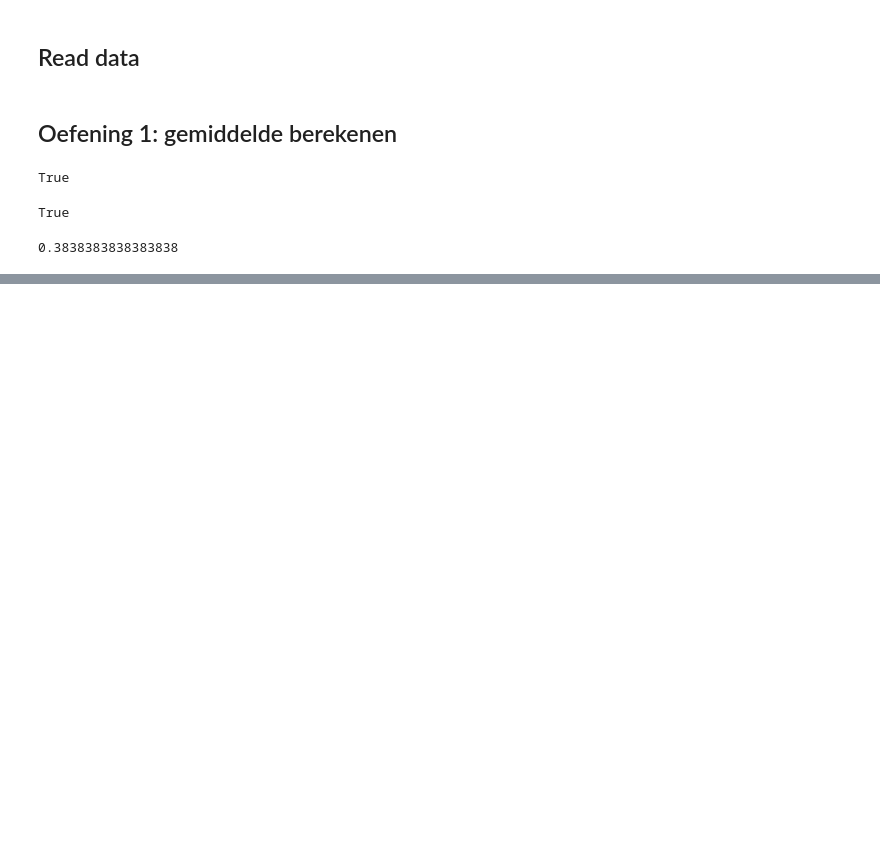
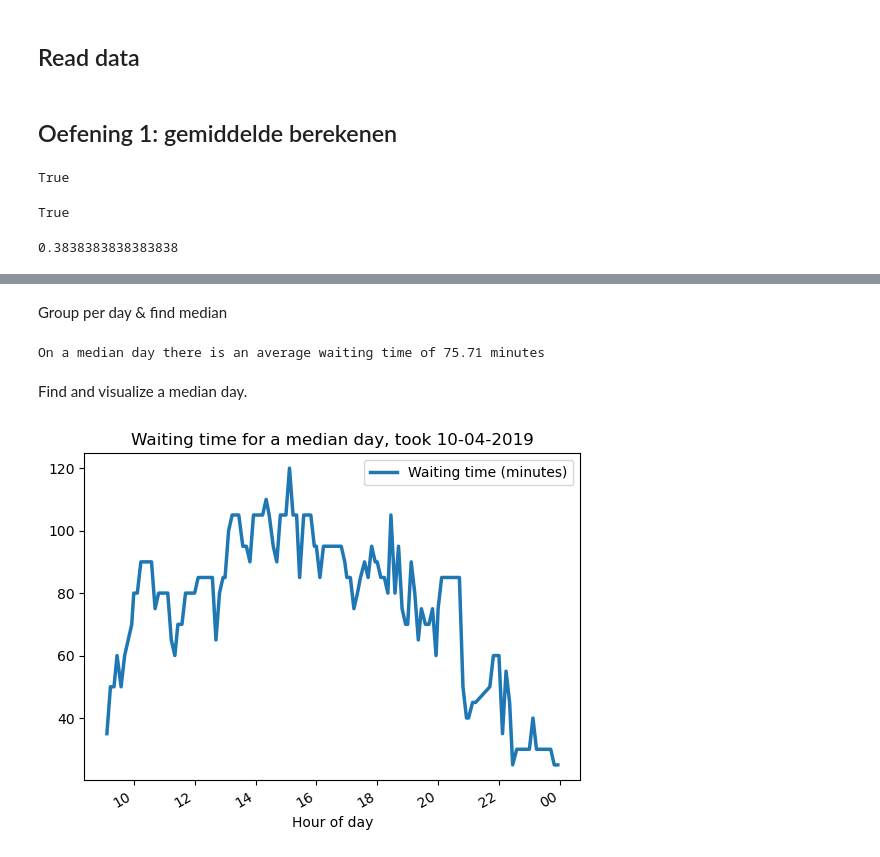
Before and after one commit to THellemans/data-science-syntra-ab, a Jupyter notebook: 06 statistiek/02 Middelpunten schatten/notebooks/oefeningen.ipynb, the cells around one changed output, grey strips where cells are left out. Saved outputs shown, nothing was run; the diff lists cells and outputs as text; code cells hidden in the pictures; blank space fills up the shorter version.

```diff
--- a/06 statistiek/02 Middelpunten schatten/notebooks/oefeningen.ipynb
+++ b/06 statistiek/02 Middelpunten schatten/notebooks/oefeningen.ipynb
@@ -11,6 +16,7 @@ loc_file_titanic = os.path.join(loc_files, 'titanic.xlsx')
 ## Read data
 # %%
 df_titanic = pd.read_excel(loc_file_titanic, sheet_name="train_minimal")
+df_7_dwarfs_raw = pd.read_csv(loc_file_7_dwarfs)
 # %% [markdown]
 ## Oefening 1: gemiddelde berekenen
 # %%
@@ -37,0 +48,26 @@ prob_survived_check
+# %%
+df_7_dwarfs = df_7_dwarfs_raw.copy()
+df_7_dwarfs['datetime'] = pd.to_datetime(df_7_dwarfs['datetime'], format = '%d/%m/%Y %H:%M')
+df_7_dwarfs['date'] = df_7_dwarfs['datetime'].dt.date
+idxs = (df_7_dwarfs.SPOSTMIN > 0) & (~df_7_dwarfs['SPOSTMIN'].isnull())
+df_7_dwarfs = df_7_dwarfs.loc[idxs]
+# %% [markdown]
+Group per day & find median
+# %%
+df_7_dwarfs_daily = df_7_dwarfs.groupby('date')['SPOSTMIN'].mean()
+print(f"On a median day there is an average waiting time of {np.round(df_7_dwarfs_daily.median(), 2)} minutes")
+# %% [output]
+On a median day there is an average waiting time of 75.71 minutes
+# %% [markdown]
+Find and visualize a median day.
+# %%
+median_day = df_7_dwarfs_daily.sort_values().index[len(df_7_dwarfs_daily) // 2]
+df_median = df_7_dwarfs[df_7_dwarfs.date == median_day]
+# %%
+ax = df_median.plot(x = 'datetime', y = 'SPOSTMIN', lw = 2.5)
+ax.legend(["Waiting time (minutes)"])
+ax.set_xlabel("Hour of day")
+ax.set_title(f"Waiting time for a median day, took {median_day.strftime('%d-%m-%Y')}")
+ax.xaxis.set_major_formatter(mdates.DateFormatter('%H'))
+# %% [output]
+[figure, added]
```
Also changed, not shown: parts of 17 cells of this notebook, 1 other file.
